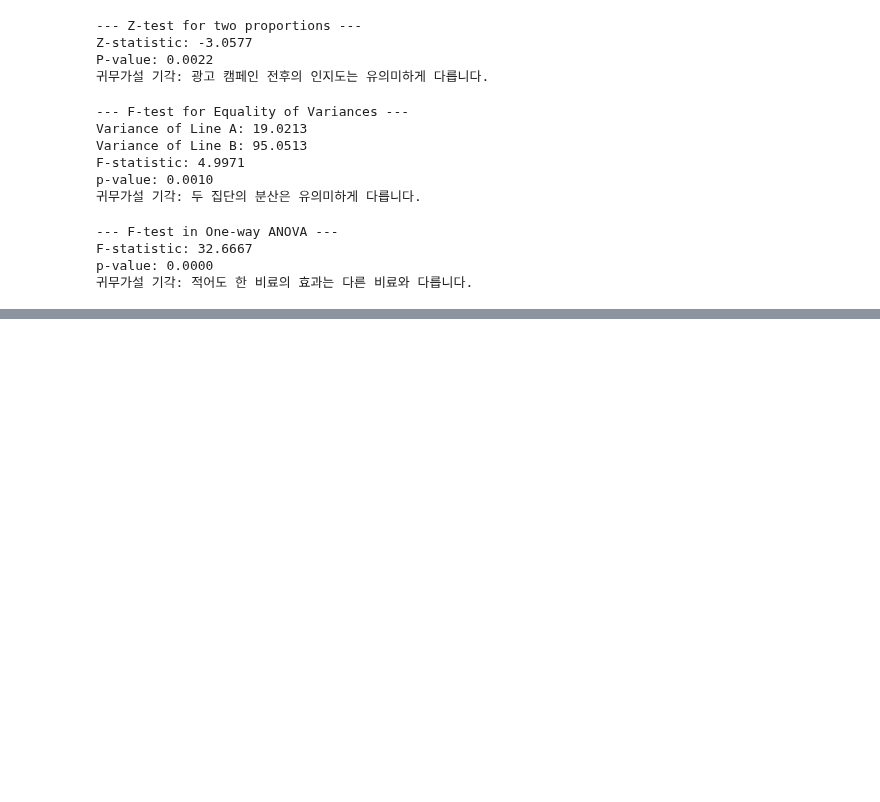
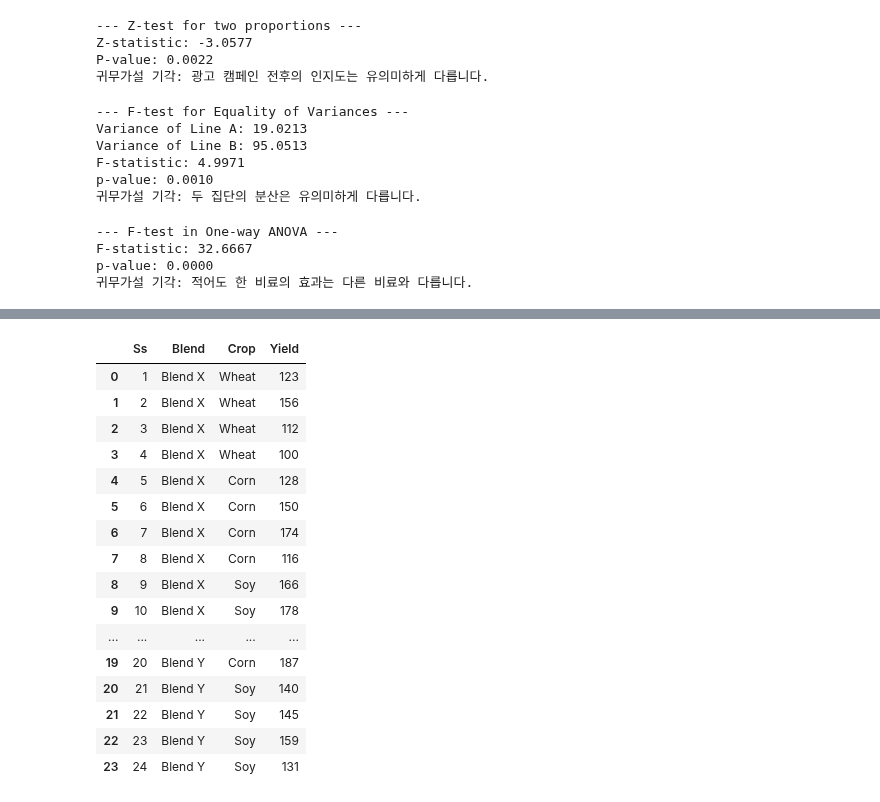
Before and after one commit to kangspa/ADP-study, a Jupyter notebook: PracticeTest/practice.ipynb, the cells around one changed output, grey strips where cells are left out. Cells and saved outputs as stored; diff of their text form; code cells hidden in the pictures; blank space fills up the shorter version.

```diff
--- a/PracticeTest/practice.ipynb
+++ b/PracticeTest/practice.ipynb
@@ -242,0 +287,35 @@ p-value: 0.0000
+# %%
+import statsmodels.api as sm
+from statsmodels.formula.api import ols
+import pingouin as pg
+
+# 데이터 불러오기
+df_two_way = pg.read_dataset('anova2')
+
+# 1. 이원배치 분산분석 (statsmodels)
+# C(Blend), C(Crop), 그리고 상호작용항 C(Blend):C(Crop)
+model = ols('Yield ~ C(Blend) + C(Crop) + C(Blend):C(Crop)', data=df_two_way).fit()
+anova_table_sm = sm.stats.anova_lm(model, typ=2)
+print("--- Two-way ANOVA (statsmodels) ---")
+print(anova_table_sm)
+'''
+--- Two-way ANOVA (statsmodels) ---
+                       sum_sq    df         F    PR(>F)
+C(Blend)             2.041667   1.0  0.003768  0.951730
+C(Crop)           2736.583333   2.0  2.525235  0.107978
+C(Blend):C(Crop)  2360.083333   2.0  2.177813  0.142223
+Residual          9753.250000  18.0       NaN       NaN
+'''
+
+# 2. 이원배치 분산분석 (pingouin)
+print("\n--- Two-way ANOVA (pingouin) ---")
+anova_table_pg = pg.anova(data=df_two_way, dv='Yield', between=['Blend', 'Crop'], detailed=True)
+print(anova_table_pg)
+'''
+--- Two-way ANOVA (pingouin) ---
+         Source           SS  DF           MS         F     p-unc       np2
+0         Blend     2.041667   1     2.041667  0.003768  0.951730  0.000209
+1          Crop  2736.583333   2  1368.291667  2.525235  0.107978  0.219105
+2  Blend * Crop  2360.083333   2  1180.041667  2.177813  0.142223  0.194834
+3      Residual  9753.250000  18   541.847222       NaN       NaN       NaN
+'''
@@ -242,0 +336,20 @@ p-value: 0.0000
+# %%
+df_two_way
+# %% [output]
+|  | Ss | Blend | Crop | Yield |
+| 0 | 1 | Blend X | Wheat | 123 |
+| 1 | 2 | Blend X | Wheat | 156 |
+| 2 | 3 | Blend X | Wheat | 112 |
+| 3 | 4 | Blend X | Wheat | 100 |
+| 4 | 5 | Blend X | Corn | 128 |
+| 5 | 6 | Blend X | Corn | 150 |
+| 6 | 7 | Blend X | Corn | 174 |
+| 7 | 8 | Blend X | Corn | 116 |
+| 8 | 9 | Blend X | Soy | 166 |
+| 9 | 10 | Blend X | Soy | 178 |
+| ... | ... | ... | ... | ... |
+| 19 | 20 | Blend Y | Corn | 187 |
+| 20 | 21 | Blend Y | Soy | 140 |
+| 21 | 22 | Blend Y | Soy | 145 |
+| 22 | 23 | Blend Y | Soy | 159 |
+| 23 | 24 | Blend Y | Soy | 131 |
```
Also changed, not shown: parts of 2 cells of this notebook, 3 other files.
